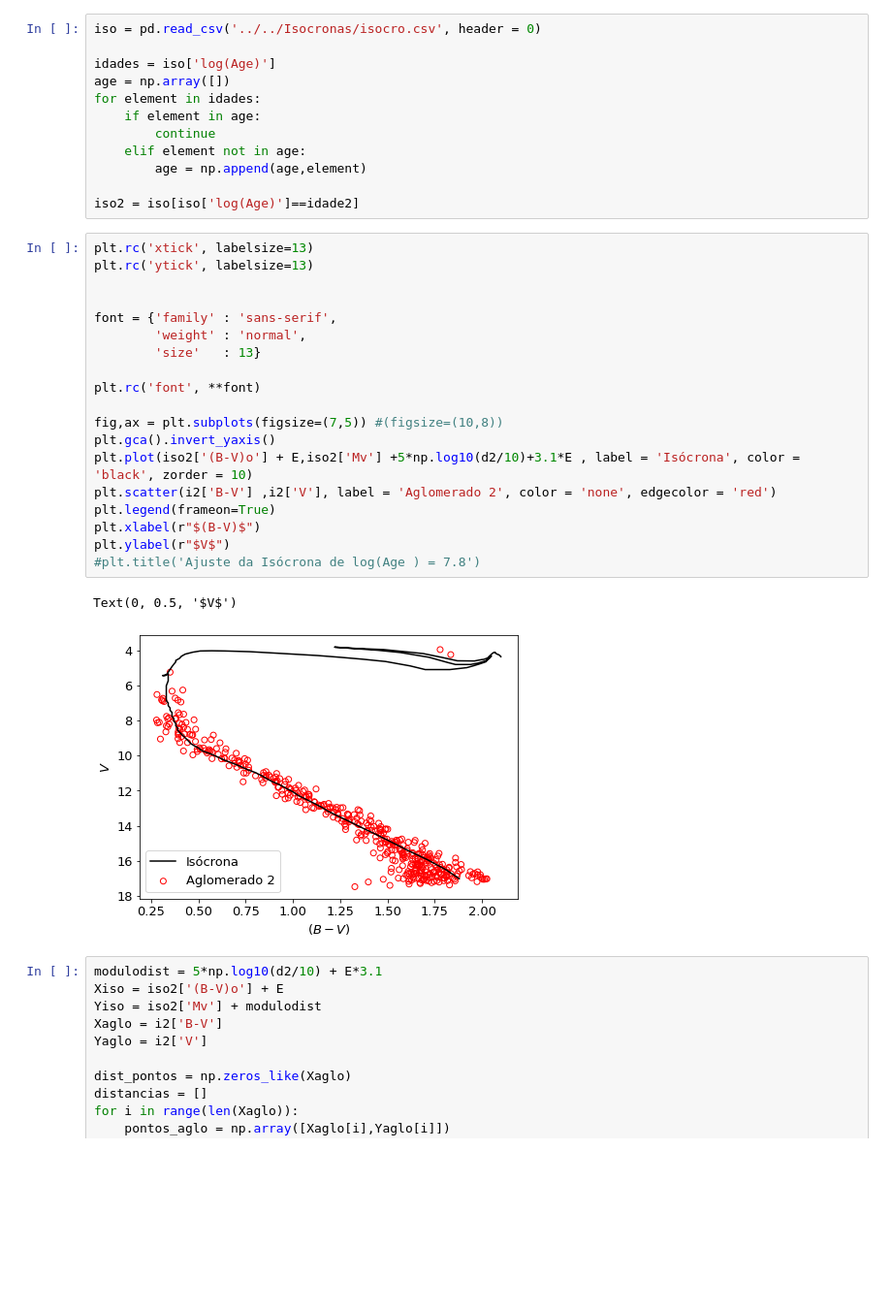
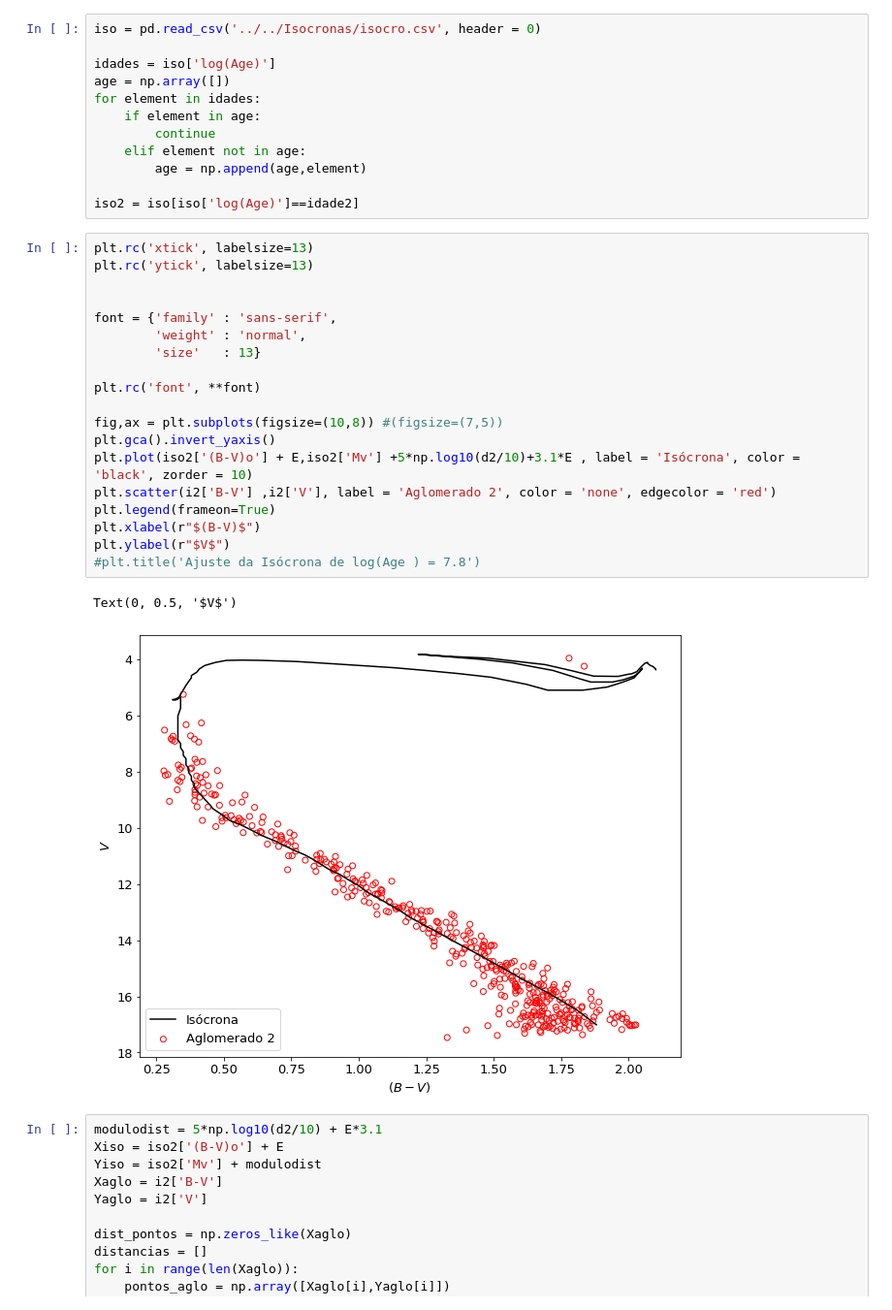
Before and after one commit to jppirest/mw_substructures, a Jupyter notebook: dados/Ag_Simulados/P2/2.ipynb, the cells around one changed output. Shown: that part at 97% size. Drawn from its saved outputs; the diff is of its cells as text; blank space fills up the shorter version.

```diff
--- a/dados/Ag_Simulados/P2/2.ipynb
+++ b/dados/Ag_Simulados/P2/2.ipynb
@@ -90,25 +94,25 @@ iso2 = iso[iso['log(Age)']==idade2]
 # %%
 plt.rc('xtick', labelsize=13)
 plt.rc('ytick', labelsize=13)
 
 
 font = {'family' : 'sans-serif',
         'weight' : 'normal',
         'size'   : 13}
 
 plt.rc('font', **font)
 
-fig,ax = plt.subplots(figsize=(7,5)) #(figsize=(10,8))
+fig,ax = plt.subplots(figsize=(10,8)) #(figsize=(7,5))
 plt.gca().invert_yaxis()
 plt.plot(iso2['(B-V)o'] + E,iso2['Mv'] +5*np.log10(d2/10)+3.1*E , label = 'Isócrona', color = 'black', zorder = 10)
 plt.scatter(i2['B-V'] ,i2['V'], label = 'Aglomerado 2', color = 'none', edgecolor = 'red')
 plt.legend(frameon=True)
 plt.xlabel(r"$(B-V)$")
 plt.ylabel(r"$V$")
 #plt.title('Ajuste da Isócrona de log(Age ) = 7.8')
 # %% [output]
 Text(0, 0.5, '$V$')
-[figure, old version]
+[figure, new version]
 # %%
 modulodist = 5*np.log10(d2/10) + E*3.1
 Xiso = iso2['(B-V)o'] + E
```
Also changed, not shown: parts of 6 cells of this notebook, 1 other file.
